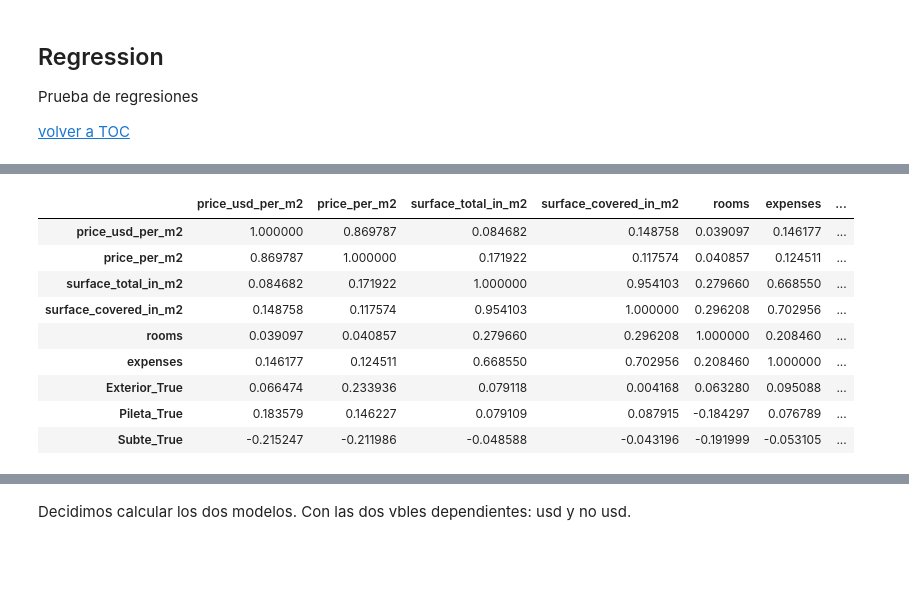
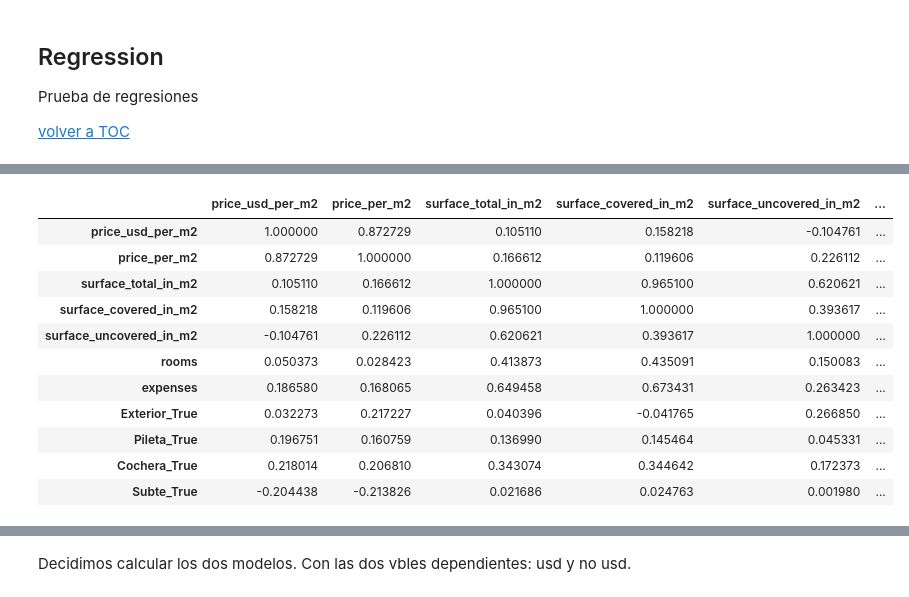
Before and after one commit to carlachka/grupo2dh, a Jupyter notebook: ws1/notebooks/belgrano.ipynb, the cells around one changed output, grey strips where cells are left out. Drawn from its saved outputs; the diff is of its cells as text; code cells hidden in the pictures; blank space fills up the shorter version.

```diff
--- a/ws1/notebooks/belgrano.ipynb
+++ b/ws1/notebooks/belgrano.ipynb
@@ -1480,7 +1607,7 @@ Name: surface_covered_in_m2, Length: 189, dtype: float64
 # %% [markdown]
 Aplicamos un LS de 40000.
 # %%
-bel_rooms = bel_rooms[bel_rooms['expenses']<= 40000]
+belgrano = belgrano[belgrano['expenses']<= 40000]
 #print(bel_exp)
-bel_rooms['expenses'].describe()
+belgrano['expenses'].describe()
 # %% [output]
@@ -1536,4 +1737,4 @@ Para que la variable floor sea utilizable deberiamos imputar 1616 valores de 167
 # %%
-bel_floor = bel_rooms.drop(columns=['floor'])
+bel_floor = belgrano.drop(columns=['floor'])
 bel_floor.shape
 # %% [output]
@@ -1726,0 +1938,10 @@ Si bien encontramos muy pocas propiedades con pileta (0,7%), fue un buen ejercic
+# %%
+# Expresiones regulares
+import re
+pattern_pileta = "(?P<coch>[cC]ochera)"
+pattern_pileta_regex = re.compile(pattern_pileta)
+description_series = bel_dummies.description.astype(str)
+resultado_pileta = description_series.apply(lambda x: x if x is np.nan else pattern_pileta_regex.search(x))
+pileta_match = resultado_pileta.apply(lambda x: x if x is None else x.group('coch'))
+
+pileta_match
@@ -1726,0 +1967,24 @@ Si bien encontramos muy pocas propiedades con pileta (0,7%), fue un buen ejercic
+# %%
+#pileta_match
+
+pileta_match.replace('cochera', 'Cochera', inplace = True)
+bel_dummies['Cochera'] = pileta_match
+print(bel_dummy.head(2))
+
+#bel_dummy.Cochera.value_counts()
+
+#bel_dummy.shape
+
+
+mask_pileta = bel_dummies['Cochera'] == "Cochera"
+mask_pileta
+
+dummies_pileta = pd.get_dummies(mask_pileta, prefix='Cochera', drop_first=True)
+bel_dummies = bel_dummies.join(dummies_pileta)
+#bel_dummies.head(3)
+
+bel_dummies = bel_dummies.drop(columns=['Cochera'])
+print(bel_dummies.shape)
+bel_dummies.head(2)
+
+bel_dummies.Cochera_True.value_counts()
@@ -1952,6 +2244,6 @@ missing_df#
 # %%
 #Filtramos las columnas que vamos a usar para el modelo
-bel_subte_corr = bel_subte[['price_usd_per_m2','price_per_m2','surface_total_in_m2', 'surface_covered_in_m2', 'rooms','expenses', 'Exterior_True', 'Pileta_True','Subte_True' ]]
+bel_subte_corr = bel_subte[['price_usd_per_m2','price_per_m2','surface_total_in_m2', 'surface_covered_in_m2', 'surface_uncovered_in_m2', 'rooms','expenses', 'Exterior_True', 'Pileta_True','Cochera_True','Subte_True' ]]
 print(bel_subte_corr.head())
 bel_subte_corr.corr()
 # %% [output]
@@ -1978,13 +2270,15 @@ bel_subte_corr.corr()
-|  | price_usd_per_m2 | price_per_m2 | surface_total_in_m2 | surface_covered_in_m2 | rooms | expenses | ... |
-| price_usd_per_m2 | 1.000000 | 0.869787 | 0.084682 | 0.148758 | 0.039097 | 0.146177 | ... |
-| price_per_m2 | 0.869787 | 1.000000 | 0.171922 | 0.117574 | 0.040857 | 0.124511 | ... |
-| surface_total_in_m2 | 0.084682 | 0.171922 | 1.000000 | 0.954103 | 0.279660 | 0.668550 | ... |
-| surface_covered_in_m2 | 0.148758 | 0.117574 | 0.954103 | 1.000000 | 0.296208 | 0.702956 | ... |
-| rooms | 0.039097 | 0.040857 | 0.279660 | 0.296208 | 1.000000 | 0.208460 | ... |
-| expenses | 0.146177 | 0.124511 | 0.668550 | 0.702956 | 0.208460 | 1.000000 | ... |
-| Exterior_True | 0.066474 | 0.233936 | 0.079118 | 0.004168 | 0.063280 | 0.095088 | ... |
-| Pileta_True | 0.183579 | 0.146227 | 0.079109 | 0.087915 | -0.184297 | 0.076789 | ... |
-| Subte_True | -0.215247 | -0.211986 | -0.048588 | -0.043196 | -0.191999 | -0.053105 | ... |
+|  | price_usd_per_m2 | price_per_m2 | surface_total_in_m2 | surface_covered_in_m2 | surface_uncovered_in_m2 | ... |
+| price_usd_per_m2 | 1.000000 | 0.872729 | 0.105110 | 0.158218 | -0.104761 | ... |
+| price_per_m2 | 0.872729 | 1.000000 | 0.166612 | 0.119606 | 0.226112 | ... |
+| surface_total_in_m2 | 0.105110 | 0.166612 | 1.000000 | 0.965100 | 0.620621 | ... |
+| surface_covered_in_m2 | 0.158218 | 0.119606 | 0.965100 | 1.000000 | 0.393617 | ... |
+| surface_uncovered_in_m2 | -0.104761 | 0.226112 | 0.620621 | 0.393617 | 1.000000 | ... |
+| rooms | 0.050373 | 0.028423 | 0.413873 | 0.435091 | 0.150083 | ... |
+| expenses | 0.186580 | 0.168065 | 0.649458 | 0.673431 | 0.263423 | ... |
+| Exterior_True | 0.032273 | 0.217227 | 0.040396 | -0.041765 | 0.266850 | ... |
+| Pileta_True | 0.196751 | 0.160759 | 0.136990 | 0.145464 | 0.045331 | ... |
+| Cochera_True | 0.218014 | 0.206810 | 0.343074 | 0.344642 | 0.172373 | ... |
+| Subte_True | -0.204438 | -0.213826 | 0.021686 | 0.024763 | 0.001980 | ... |
 # %%
 sns.heatmap(bel_subte_corr.corr(), annot=True, vmin=-1, cmap='Blues')
 # %% [output]
```
Also changed, not shown: parts of 123 cells of this notebook.
